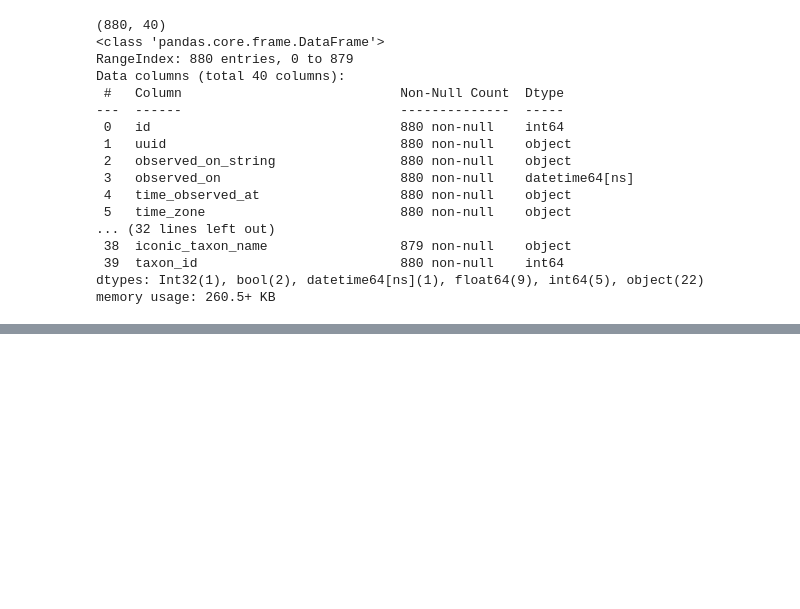
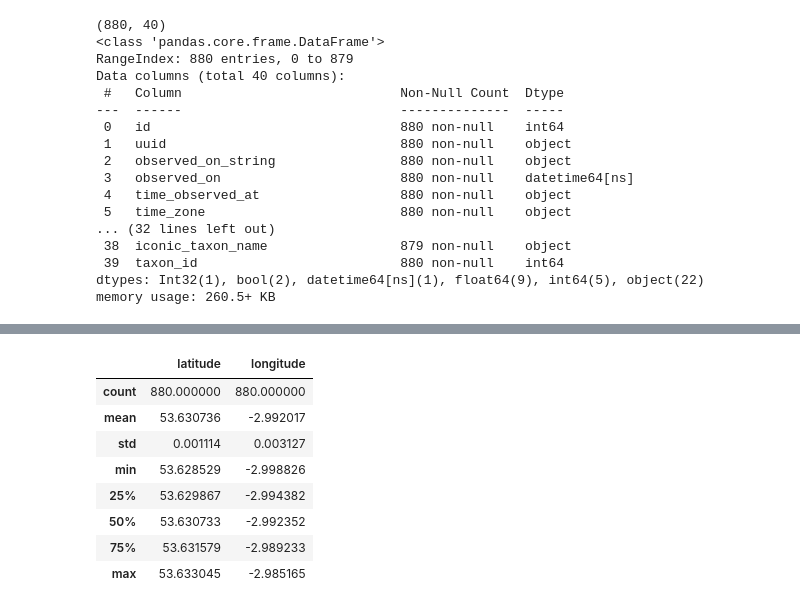
Before and after one commit to phoebesinclair2/biodiversity_dashboard, a Jupyter notebook: notebooks/01_exploration.ipynb, the cells around one changed output, grey strips where cells are left out. Drawn from its saved outputs; the diff is of its cells as text; code cells hidden in the pictures; blank space fills up the shorter version.

```diff
--- a/notebooks/01_exploration.ipynb
+++ b/notebooks/01_exploration.ipynb
@@ -71,0 +108,12 @@ df_reduced.shape
+# %%
+df_reduced[["latitude", "longitude"]].describe()
+# %% [output]
+|  | latitude | longitude |
+| count | 880.000000 | 880.000000 |
+| mean | 53.630736 | -2.992017 |
+| std | 0.001114 | 0.003127 |
+| min | 53.628529 | -2.998826 |
+| 25% | 53.629867 | -2.994382 |
+| 50% | 53.630733 | -2.992352 |
+| 75% | 53.631579 | -2.989233 |
+| max | 53.633045 | -2.985165 |
```
Also changed, not shown: parts of 3 cells of this notebook.
